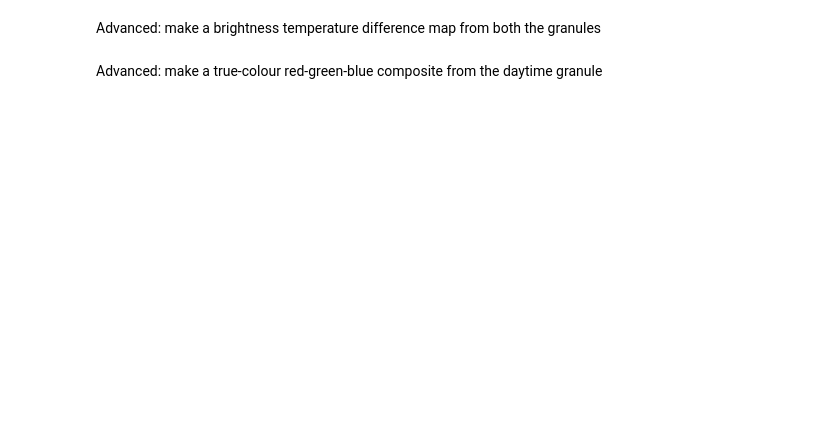
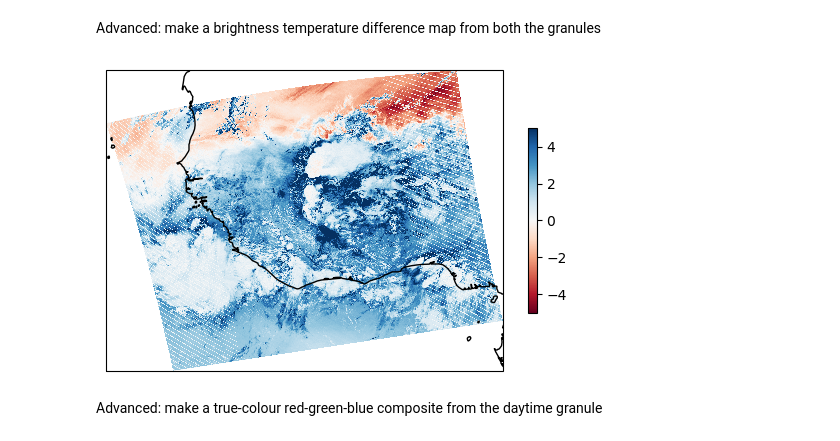
Before and after one commit to mwallace5270/Hello-World, a Jupyter notebook: Hello_VIIRS.ipynb, the cells around one changed output. Drawn from its saved outputs; the diff is of its cells as text; code cells hidden in the pictures; blank space fills up the shorter version.

```diff
--- a/Hello_VIIRS.ipynb
+++ b/Hello_VIIRS.ipynb
@@ -436,4 +426,21 @@ plt.show()
 # %% [markdown]
 Advanced: make a brightness temperature difference map from both the granules
+# %%
+# Calculate the BTD for M15-M16
+BTD_15_16 = M15_scaled-M16_scaled
+
+# Map it
+ax = plt.axes(projection = ccrs.PlateCarree())
+pc = ax.pcolormesh(lon_ds, lat_ds, BTD_15_16)
+# Pass the longname as the title
+ax.coastlines()
+# Colorbar and lables
+cb = plt.colorbar(pc, shrink=0.5)
+pc.set_cmap('RdBu') # colors: viridis, plasma, cubehelix, jet
+# Set color limits
+pc.set_clim(-5, 5)
+plt.show()
+# %% [output]
+[figure, added]
 # %% [markdown]
 Advanced: make a true-colour red-green-blue composite from the daytime granule
```
Also changed, not shown: parts of 6 cells of this notebook, 2 other files.
